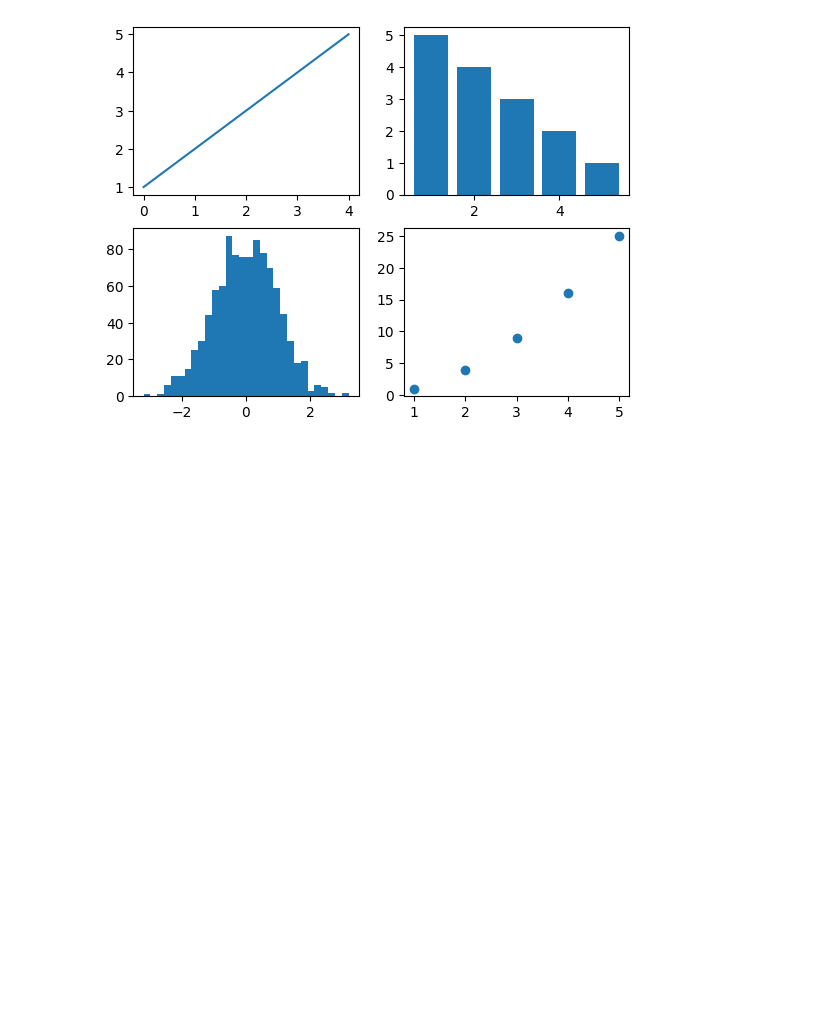
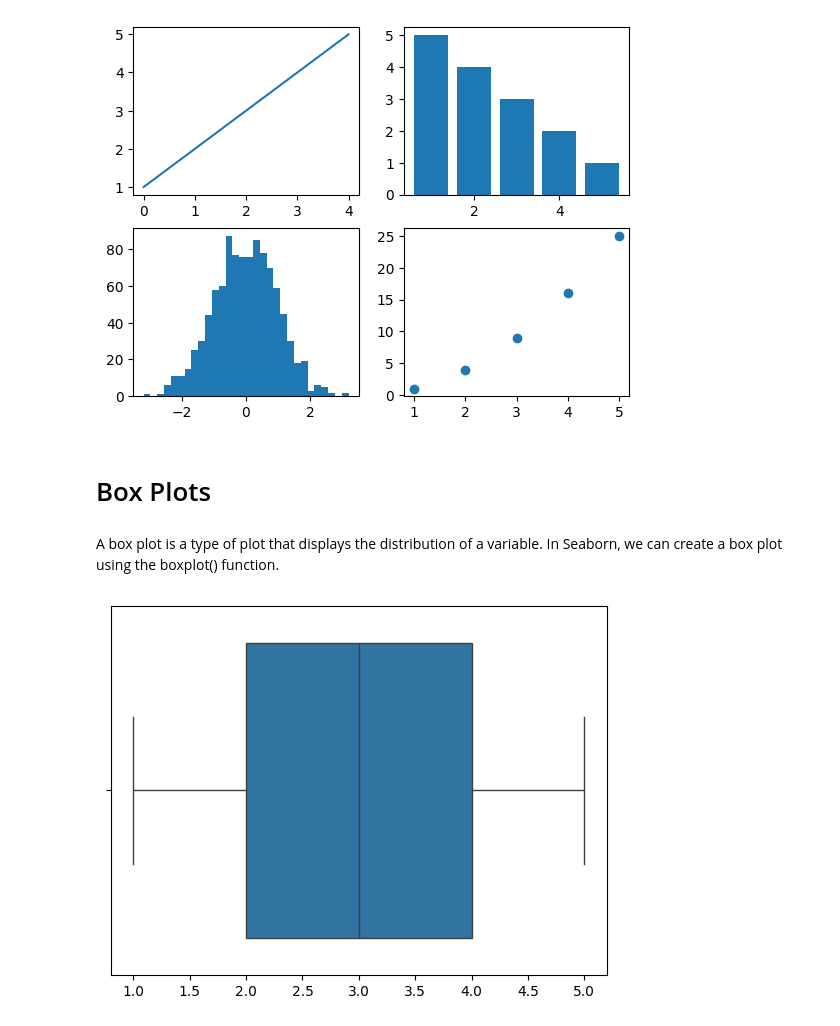
Before and after one commit to surajacharya12/DATA-SCIENCE-LAB, a Jupyter notebook: che5.ipynb, the cells around one changed output. Saved outputs shown, nothing was run; the diff lists cells and outputs as text; code cells hidden in the pictures; blank space fills up the shorter version.

```diff
--- a/che5.ipynb
+++ b/che5.ipynb
@@ -67,3 +68,12 @@ axs[1, 1].scatter([1, 2, 3, 4, 5], [1, 4, 9, 16, 25])
 plt.show()
 # %% [output]
 [figure]
+# %% [markdown]
+# Box Plots
+# %% [markdown]
+A box plot is a type of plot that displays the distribution of a variable. In Seaborn, we can create a box plot using the boxplot() function.
+# %%
+sns.boxplot(x=[1, 2, 3, 4, 5])
+plt.show()
+# %% [output]
+[figure, added]
```
Also changed, not shown: parts of 7 cells of this notebook.
